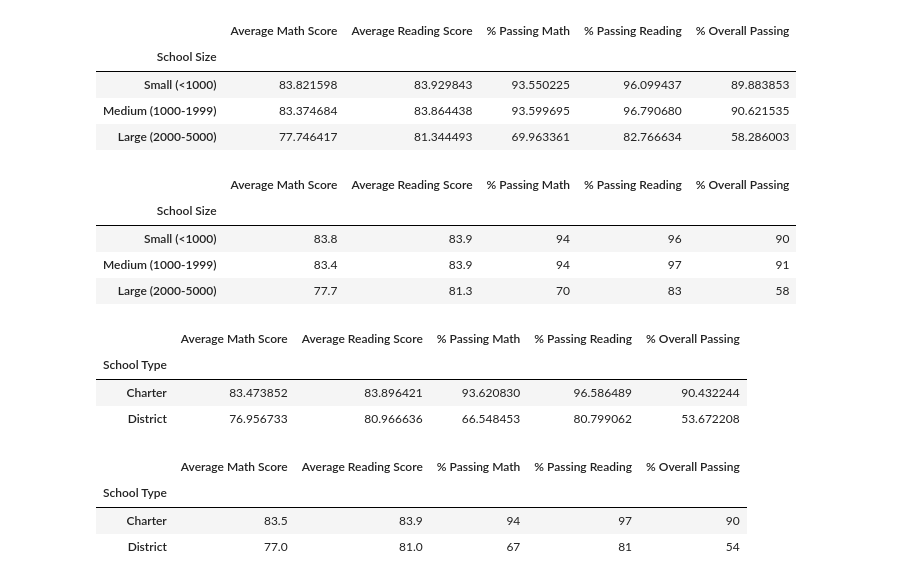
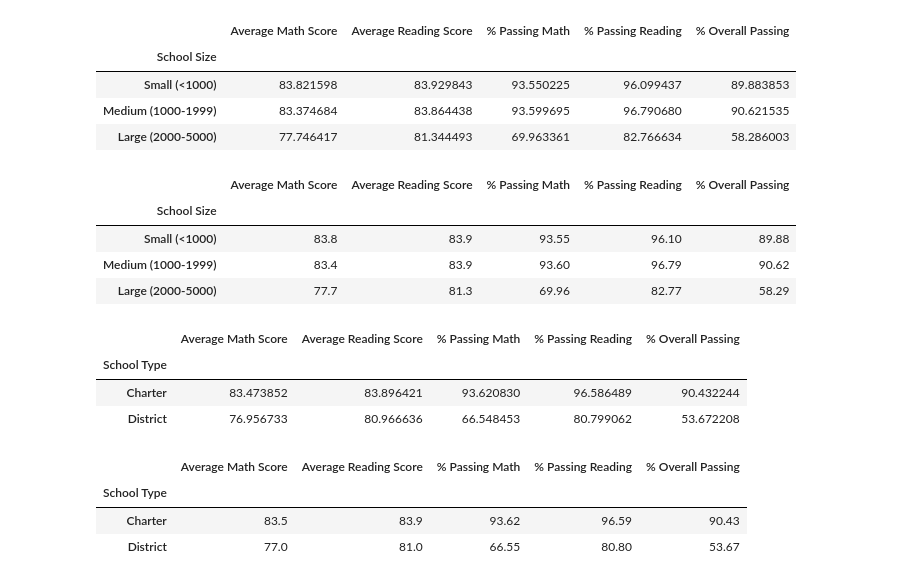
Before and after one commit to B-Stanley-0316/School_District_Analysis, a Jupyter notebook: PyCitySchools.ipynb, the cells around one changed output. Saved outputs shown, nothing was run; the diff lists cells and outputs as text; code cells hidden in the pictures.

```diff
--- a/PyCitySchools.ipynb
+++ b/PyCitySchools.ipynb
@@ -1226,22 +1228,22 @@ size_summary_df
 # %%
 # Formatting.
 size_summary_df["Average Math Score"] = size_summary_df["Average Math Score"].map("{:.1f}".format)
 
 size_summary_df["Average Reading Score"] = size_summary_df["Average Reading Score"].map("{:.1f}".format)
 
-size_summary_df["% Passing Math"] = size_summary_df["% Passing Math"].map("{:.0f}".format)
+size_summary_df["% Passing Math"] = size_summary_df["% Passing Math"].map("{:.2f}".format)
 
-size_summary_df["% Passing Reading"] = size_summary_df["% Passing Reading"].map("{:.0f}".format)
+size_summary_df["% Passing Reading"] = size_summary_df["% Passing Reading"].map("{:.2f}".format)
 
-size_summary_df["% Overall Passing"] = size_summary_df["% Overall Passing"].map("{:.0f}".format)
+size_summary_df["% Overall Passing"] = size_summary_df["% Overall Passing"].map("{:.2f}".format)
 
 size_summary_df
 # %% [output]
 |  | Average Math Score | Average Reading Score | % Passing Math | % Passing Reading | % Overall Passing |
 | School Size |  |  |  |  |  |
-| Small (<1000) | 83.8 | 83.9 | 94 | 96 | 90 |
-| Medium (1000-1999) | 83.4 | 83.9 | 94 | 97 | 91 |
-| Large (2000-5000) | 77.7 | 81.3 | 70 | 83 | 58 |
+| Small (<1000) | 83.8 | 83.9 | 93.55 | 96.10 | 89.88 |
+| Medium (1000-1999) | 83.4 | 83.9 | 93.60 | 96.79 | 90.62 |
+| Large (2000-5000) | 77.7 | 81.3 | 69.96 | 82.77 | 58.29 |
 # %%
 # Calculate averages for the desired columns.
 type_math_scores = per_school_summary_df.groupby(["School Type"]).mean()["Average Math Score"]
@@ -1274,15 +1276,15 @@ type_summary_df["Average Math Score"] = type_summary_df["Average Math Score"].ma
 
 type_summary_df["Average Reading Score"] = type_summary_df["Average Reading Score"].map("{:.1f}".format)
 
-type_summary_df["% Passing Math"] = type_summary_df["% Passing Math"].map("{:.0f}".format)
+type_summary_df["% Passing Math"] = type_summary_df["% Passing Math"].map("{:.2f}".format)
 
-type_summary_df["% Passing Reading"] = type_summary_df["% Passing Reading"].map("{:.0f}".format)
+type_summary_df["% Passing Reading"] = type_summary_df["% Passing Reading"].map("{:.2f}".format)
 
-type_summary_df["% Overall Passing"] = type_summary_df["% Overall Passing"].map("{:.0f}".format)
+type_summary_df["% Overall Passing"] = type_summary_df["% Overall Passing"].map("{:.2f}".format)
 
 type_summary_df
 # %% [output]
 |  | Average Math Score | Average Reading Score | % Passing Math | % Passing Reading | % Overall Passing |
 | School Type |  |  |  |  |  |
-| Charter | 83.5 | 83.9 | 94 | 97 | 90 |
-| District | 77.0 | 81.0 | 67 | 81 | 54 |
+| Charter | 83.5 | 83.9 | 93.62 | 96.59 | 90.43 |
+| District | 77.0 | 81.0 | 66.55 | 80.80 | 53.67 |
```
Also changed, not shown: parts of 2 cells of this notebook, 7 other files.
